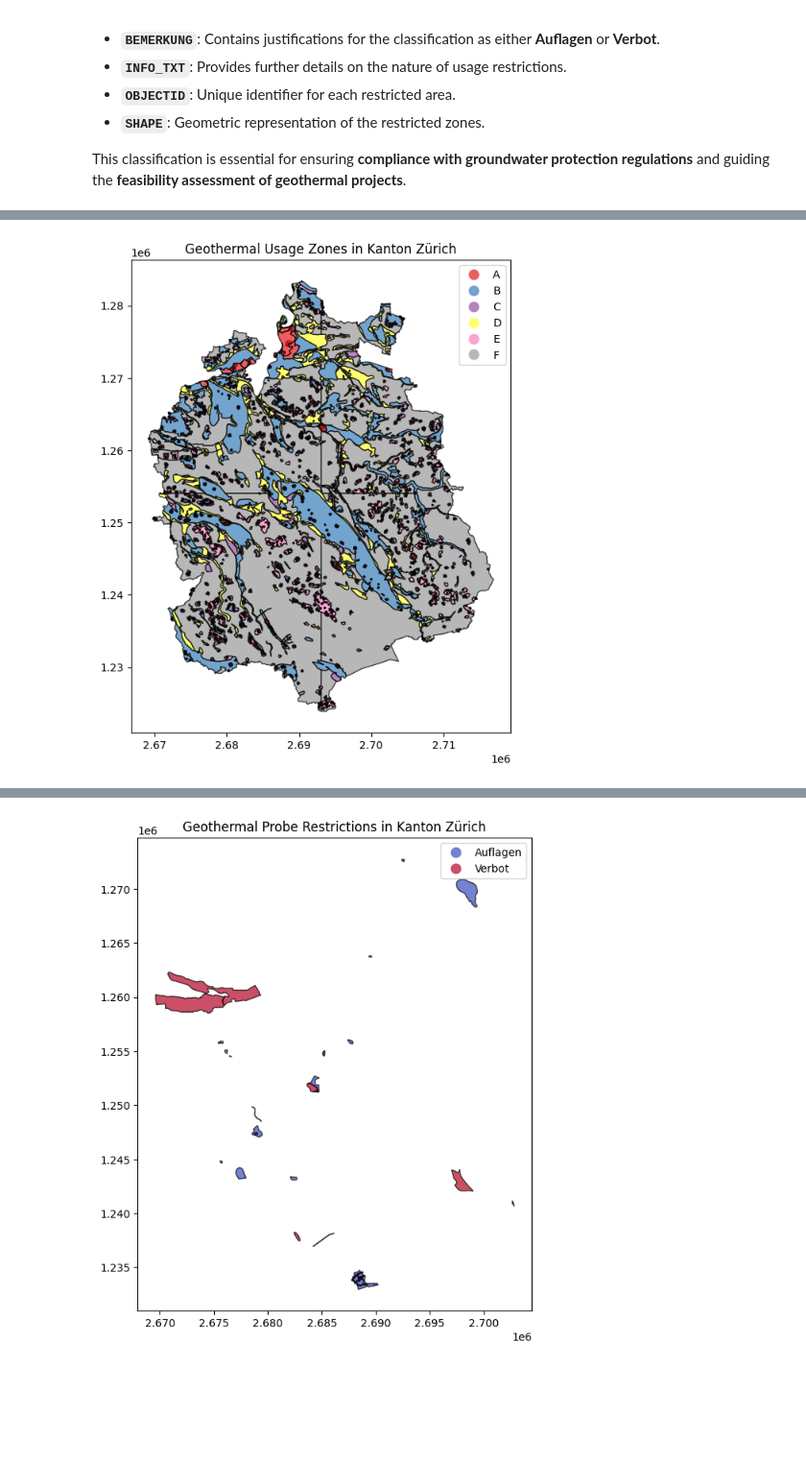
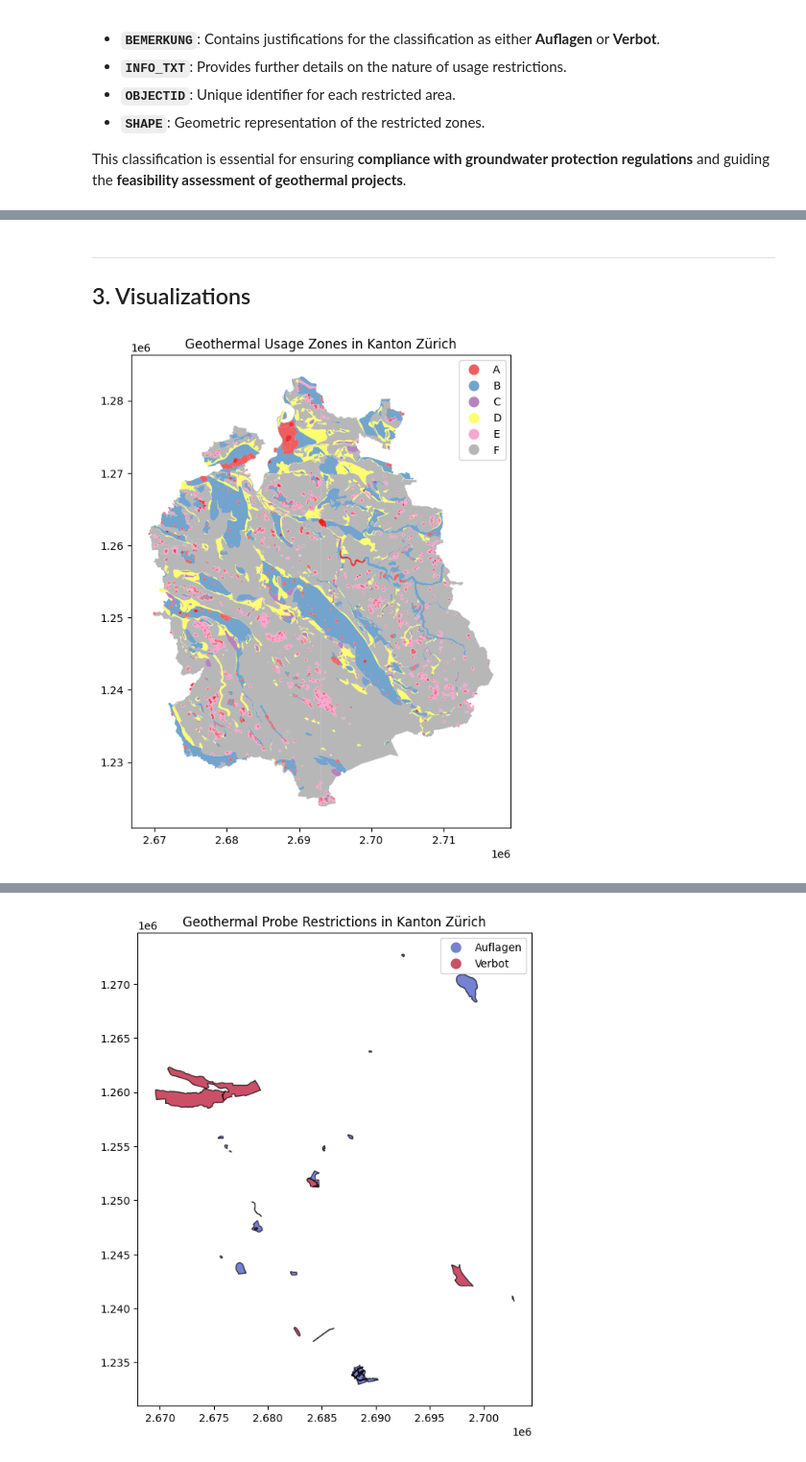
Before and after one commit to leinadher/GeoThesis, a Jupyter notebook: 02_extraction_zh_erdwärmezonen.ipynb, the cells around one changed output, grey strips where cells are left out. Shown at 96% size. Saved outputs shown, nothing was run; the diff lists cells and outputs as text; code cells hidden in the pictures; blank space fills up the shorter version.

```diff
--- a/02_extraction_zh_erdwärmezonen.ipynb
+++ b/02_extraction_zh_erdwärmezonen.ipynb
@@ -249,0 +276,16 @@ This table from the legend of the [Wärmenutzungsatlas](https://maps.zh.ch/s/yfu
+# %%
+# Define restriction mapping
+restriction_mapping = {
+    "A": "Not allowed",
+    "B": "Not allowed",
+    "C": "Allowed with conditions (+c)",
+    "D": "Allowed with conditions (+c)",
+    "E": "Allowed with conditions (+c)",
+    "F": "Allowed (+)"
+}
+
+# Apply mapping to create the 'restrictions' column
+zh_waermenutzung_gdf["restrictions"] = zh_waermenutzung_gdf["ZONEN"].map(restriction_mapping)
+
+# Display updated dataset
+zh_waermenutzung_gdf.head()
@@ -250,12 +299,16 @@ This table from the legend of the [Wärmenutzungsatlas](https://maps.zh.ch/s/yfu
+# %% [markdown]
+---
+
+## 3. Visualizations
 # %%
 # Plot the dataset
 fig, ax = plt.subplots(figsize=(10, 8))
-zh_waermenutzung_gdf.plot(ax=ax, column="ZONEN", cmap="Set1", legend=True, edgecolor="black", alpha=0.7)
+zh_waermenutzung_gdf.plot(ax=ax, column="ZONEN", cmap="Set1", legend=True, edgecolor=None, alpha=0.7)
 
 # Add title
 ax.set_title("Geothermal Usage Zones in Kanton Zürich")
 
 # Show plot
 plt.show()
 # %% [output]
-[figure, old version]
+[figure, new version]
```
Also changed, not shown: parts of 11 cells of this notebook.
